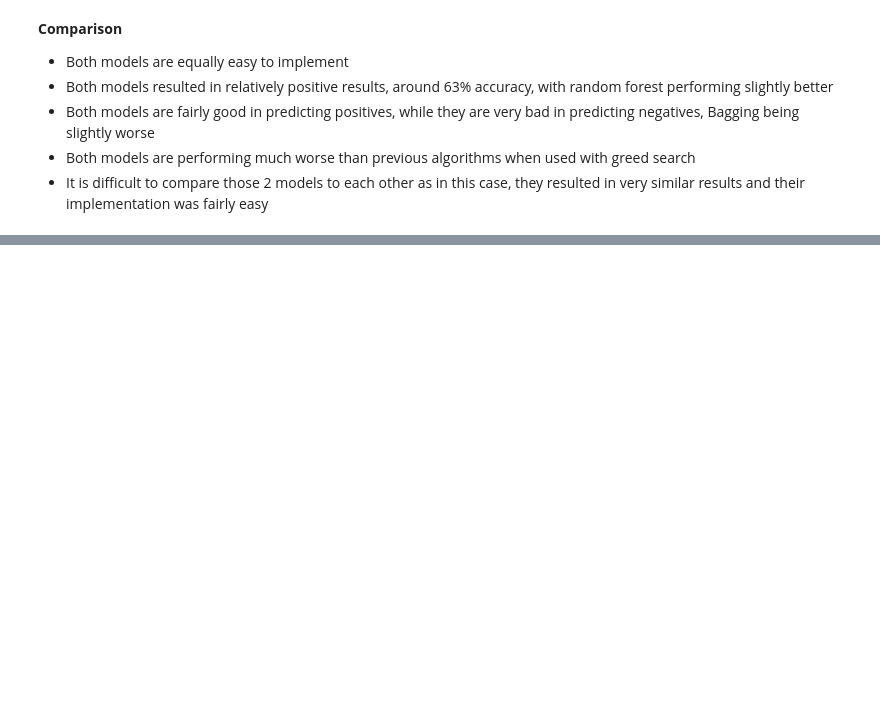
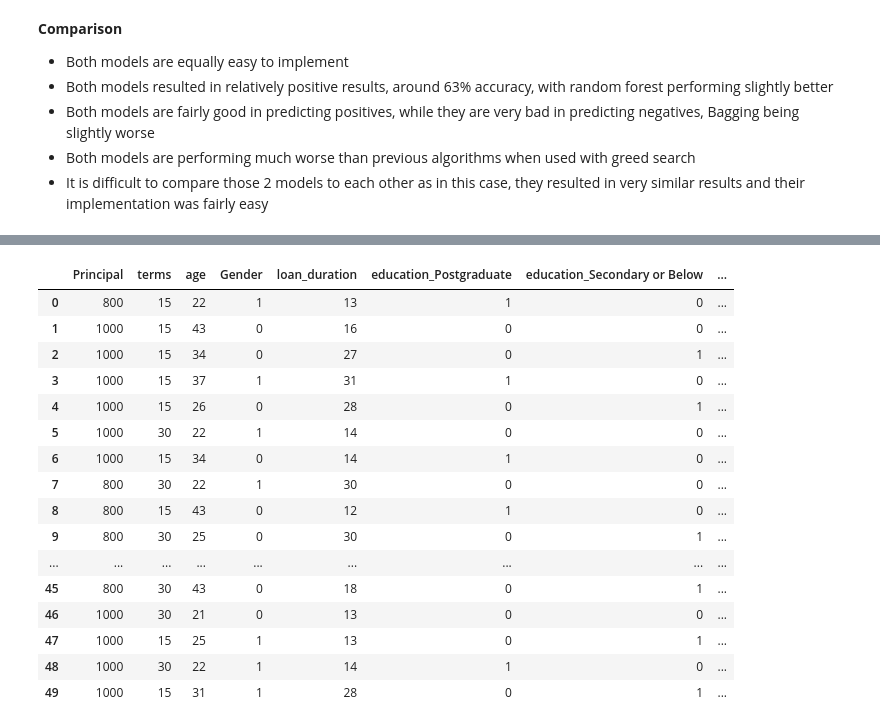
Before and after one commit to dalimvc/Clustering-and-Classification-Models, a Jupyter notebook: DS24-Classification-b21dalmi.ipynb, the cells around one changed output, grey strips where cells are left out. Drawn from its saved outputs; the diff is of its cells as text; code cells hidden in the pictures; blank space fills up the shorter version.

```diff
--- a/DS24-Classification-b21dalmi.ipynb
+++ b/DS24-Classification-b21dalmi.ipynb
@@ -1663,0 +1690,3 @@ metrics_3.head()
+# %%
+#removing columns loan due date and effective date as they wont be necessary
+new_data = new_data.drop(['effective_date', 'due_date'], axis=1).copy()
@@ -1663,0 +1695,11 @@ metrics_3.head()
+# %%
+#encoding gender, male will be replaced with 0, female with 1
+new_data['Gender']= new_data['Gender'].map({'male': 0, 'female': 1})
+# %%
+#one hot encoding for column education, for each value, it will be created a new column
+new_data = pd.get_dummies(new_data, columns=['education'])
+
+#each of those columns will be converted to 1 and 0, 1 for true and 0 for false
+new_data['education_Postgraduate'] = new_data['education_Postgraduate'].astype(int)
+new_data['education_Secondary or Below'] = new_data['education_Secondary or Below'].astype(int)
+new_data['education_Tertiary'] = new_data['education_Tertiary'].astype(int)
@@ -1663,0 +1715,29 @@ metrics_3.head()
+# %%
+#scaling new data
+x_new_data = scaler.fit_transform(new_data)
+# %%
+#using svm model to predict new data
+y_pred_new_data = svm_model.predict(x_new_data)
+#saving that data to the df
+new_data['loan_status'] = y_pred_new_data
+
+#showing data
+new_data.head(50)
+# %% [output]
+|  | Principal | terms | age | Gender | loan_duration | education_Postgraduate | education_Secondary or Below | ... |
+| 0 | 800 | 15 | 22 | 1 | 13 | 1 | 0 | ... |
+| 1 | 1000 | 15 | 43 | 0 | 16 | 0 | 0 | ... |
+| 2 | 1000 | 15 | 34 | 0 | 27 | 0 | 1 | ... |
+| 3 | 1000 | 15 | 37 | 1 | 31 | 1 | 0 | ... |
+| 4 | 1000 | 15 | 26 | 0 | 28 | 0 | 1 | ... |
+| 5 | 1000 | 30 | 22 | 1 | 14 | 0 | 0 | ... |
+| 6 | 1000 | 15 | 34 | 0 | 14 | 1 | 0 | ... |
+| 7 | 800 | 30 | 22 | 1 | 30 | 0 | 0 | ... |
+| 8 | 800 | 15 | 43 | 0 | 12 | 1 | 0 | ... |
+| 9 | 800 | 30 | 25 | 0 | 30 | 0 | 1 | ... |
+| ... | ... | ... | ... | ... | ... | ... | ... | ... |
+| 45 | 800 | 30 | 43 | 0 | 18 | 0 | 1 | ... |
+| 46 | 1000 | 30 | 21 | 0 | 13 | 0 | 0 | ... |
+| 47 | 1000 | 15 | 25 | 1 | 13 | 0 | 1 | ... |
+| 48 | 1000 | 30 | 22 | 1 | 14 | 1 | 0 | ... |
+| 49 | 1000 | 15 | 31 | 1 | 28 | 0 | 1 | ... |
```
Also changed, not shown: parts of 9 cells of this notebook.
